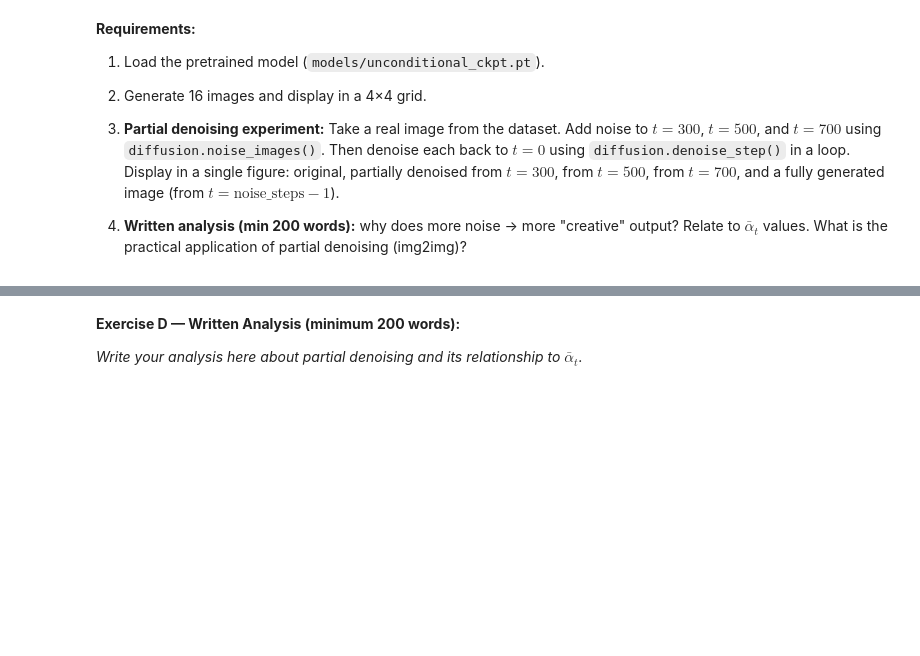
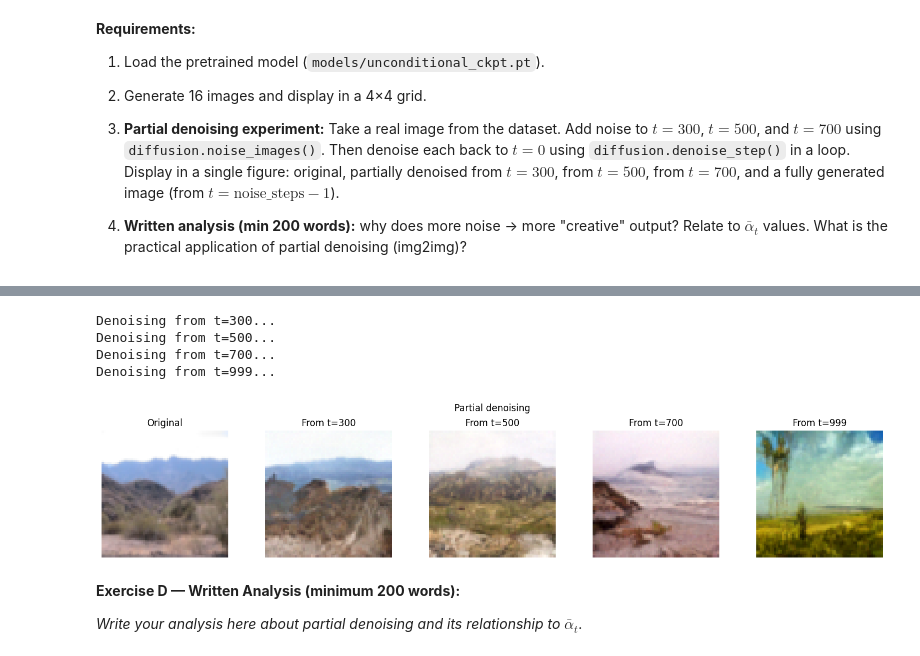
Before and after one commit to EinarLop/UIB_DL_LAB04, a Jupyter notebook: LAB_4.ipynb, the cells around one changed output, grey strips where cells are left out. Cells and saved outputs as stored; diff of their text form; code cells hidden in the pictures; blank space fills up the shorter version.

```diff
--- a/LAB_4.ipynb
+++ b/LAB_4.ipynb
@@ -380,3 +441,51 @@ plt.show()
+# %%
+# Exercise D — Partial denoising experiment
+
+loader = hp.get_data_flat(DATASET_PATH, image_size=64, batch_size=1, limit=1)
+images, _ = next(iter(loader))
+x0 = images[0].unsqueeze(0).to(DEVICE)
+
+timesteps = [300, 500, 700, 999]
+
+fig, axes = plt.subplots(1, 5, figsize=(15, 3))
+orig_display = (x0[0].clamp(-1, 1) + 1) / 2
+axes[0].imshow(orig_display.cpu().permute(1, 2, 0).numpy())
+axes[0].set_title('Original')
+axes[0].axis('off')
+
+was_training = model_d.training
+
+model_d.eval()
+
+for idx, t_start in enumerate(timesteps):
+    print(f"Denoising from t={t_start}...")
+    t = torch.tensor([t_start], device=DEVICE)
+    x_noisy, _ = diffusion.noise_images(x0, t)
+
+    # Denoise from t back to 0
+    x = x_noisy.clone()
+    with torch.no_grad():
+        for i in reversed(range(1, t_start + 1)):
+            ti = (torch.ones(1) * i).long().to(DEVICE)
+            predicted_noise = model_d(x, ti)
+            x = diffusion.denoise_step(x, i, predicted_noise)
+    x = (x.clamp(-1, 1) + 1) / 2
+    axes[idx + 1].imshow(x[0].cpu().permute(1, 2, 0).numpy())
+    axes[idx + 1].set_title(f'From t={t_start}')
+    axes[idx + 1].axis('off')
+
+if was_training:
+    model_d.train()
+
+plt.suptitle('Partial denoising')
+plt.tight_layout()
+plt.show()
+# %% [output]
+Denoising from t=300...
+Denoising from t=500...
+Denoising from t=700...
+Denoising from t=999...
+[figure, added]
 # %% [markdown]
 **Exercise D — Written Analysis (minimum 200 words):**
 
```
Also changed, not shown: parts of 16 cells of this notebook, 2 other files.
